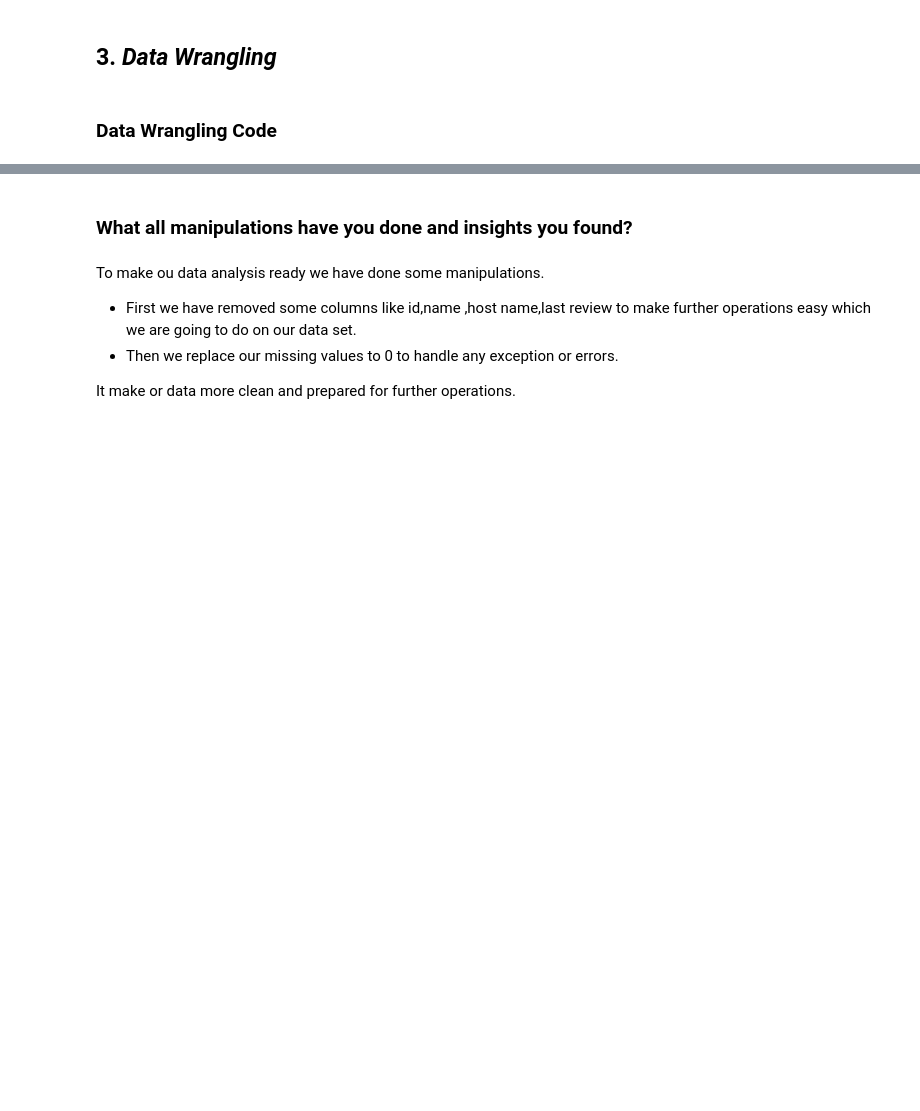
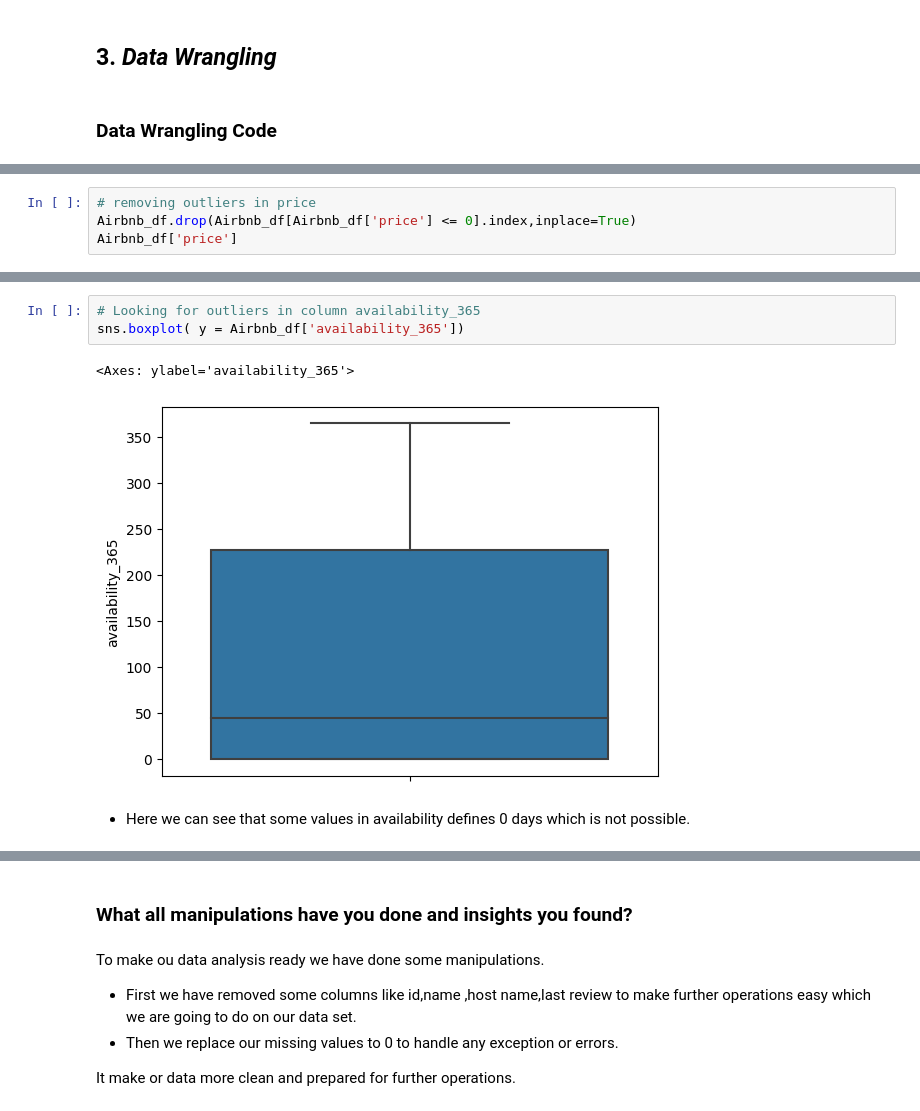
Before and after one commit to samee-faq/airbnb_eda_project, a Jupyter notebook: Sameera's_Airbnb_Bookings_Analysis_Capstone_Project_EDA.ipynb, the cells around one changed output, grey strips where cells are left out. Saved outputs shown, nothing was run; the diff lists cells and outputs as text; blank space fills up the shorter version.

```diff
--- a/Sameera's_Airbnb_Bookings_Analysis_Capstone_Project_EDA.ipynb
+++ b/Sameera's_Airbnb_Bookings_Analysis_Capstone_Project_EDA.ipynb
@@ -328,0 +379,4 @@ Airbnb_df.tail(15)
+# %%
+# removing outliers in price
+Airbnb_df.drop(Airbnb_df[Airbnb_df['price'] <= 0].index,inplace=True)
+Airbnb_df['price']
@@ -328,0 +396,8 @@ Airbnb_df.tail(15)
+# %%
+# Looking for outliers in column availability_365
+sns.boxplot( y = Airbnb_df['availability_365'])
+# %% [output]
+<Axes: ylabel='availability_365'>
+[figure, added]
+# %% [markdown]
+* Here we can see that some values in availability defines 0 days which is not possible.
```
Also changed, not shown: parts of 186 cells of this notebook.
